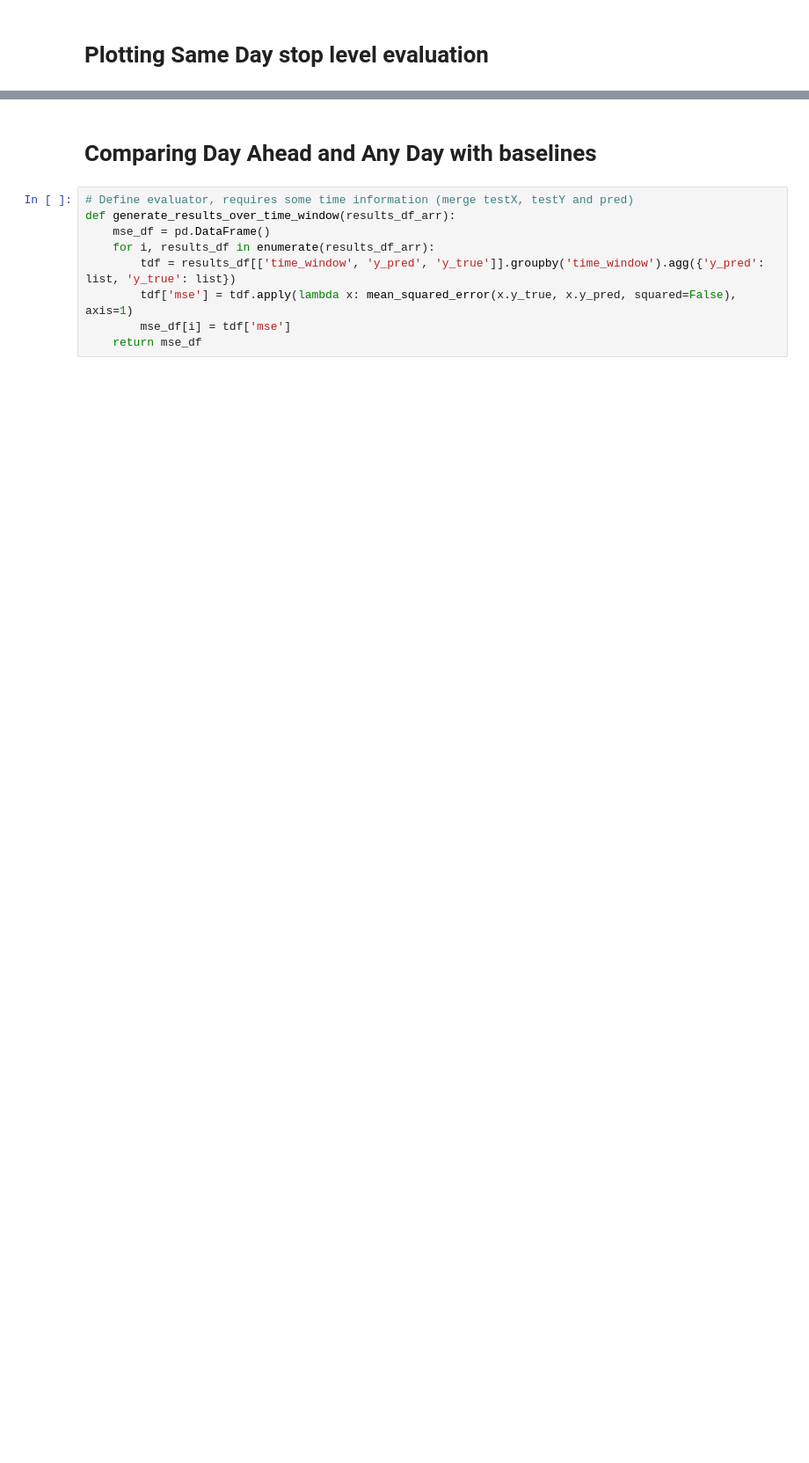
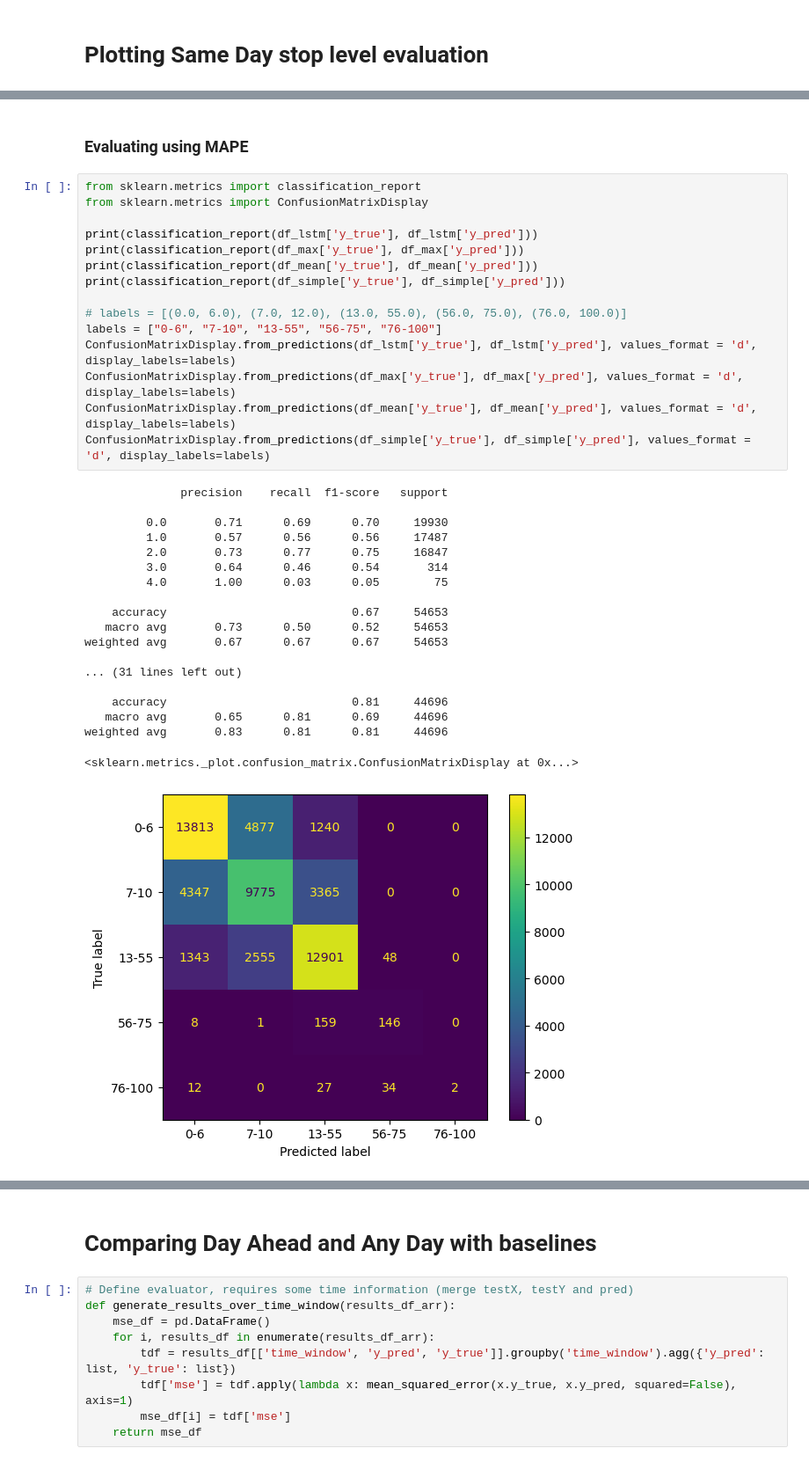
Before and after one commit to jptalusan/wego_occupancy_clean, a Jupyter notebook: notebooks/plotting.ipynb, the cells around one changed output, grey strips where cells are left out. Shown at 88% size. Cells and saved outputs as stored; diff of their text form; blank space fills up the shorter version.

```diff
--- a/notebooks/plotting.ipynb
+++ b/notebooks/plotting.ipynb
@@ -93,0 +121,37 @@ plt.savefig(fp, dpi=200, bbox_inches='tight')
+# %% [markdown]
+### Evaluating using MAPE
+# %%
+from sklearn.metrics import classification_report
+from sklearn.metrics import ConfusionMatrixDisplay
+
+print(classification_report(df_lstm['y_true'], df_lstm['y_pred']))
+print(classification_report(df_max['y_true'], df_max['y_pred']))
+print(classification_report(df_mean['y_true'], df_mean['y_pred']))
+print(classification_report(df_simple['y_true'], df_simple['y_pred']))
+
+# labels = [(0.0, 6.0), (7.0, 12.0), (13.0, 55.0), (56.0, 75.0), (76.0, 100.0)]
+labels = ["0-6", "7-10", "13-55", "56-75", "76-100"]
+ConfusionMatrixDisplay.from_predictions(df_lstm['y_true'], df_lstm['y_pred'], values_format = 'd', display_labels=labels)
+ConfusionMatrixDisplay.from_predictions(df_max['y_true'], df_max['y_pred'], values_format = 'd', display_labels=labels)
+ConfusionMatrixDisplay.from_predictions(df_mean['y_true'], df_mean['y_pred'], values_format = 'd', display_labels=labels)
+ConfusionMatrixDisplay.from_predictions(df_simple['y_true'], df_simple['y_pred'], values_format = 'd', display_labels=labels)
+# %% [output]
+              precision    recall  f1-score   support
+
+         0.0       0.71      0.69      0.70     19930
+         1.0       0.57      0.56      0.56     17487
+         2.0       0.73      0.77      0.75     16847
+         3.0       0.64      0.46      0.54       314
+         4.0       1.00      0.03      0.05        75
+
+    accuracy                           0.67     54653
+   macro avg       0.73      0.50      0.52     54653
+weighted avg       0.67      0.67      0.67     54653
+
+... (31 lines left out)
+
+    accuracy                           0.81     44696
+   macro avg       0.65      0.81      0.69     44696
+weighted avg       0.83      0.81      0.81     44696
+<sklearn.metrics._plot.confusion_matrix.ConfusionMatrixDisplay at 0x...>
+[figure, added]
```
Also changed, not shown: parts of 38 cells of this notebook, 17 other files.
